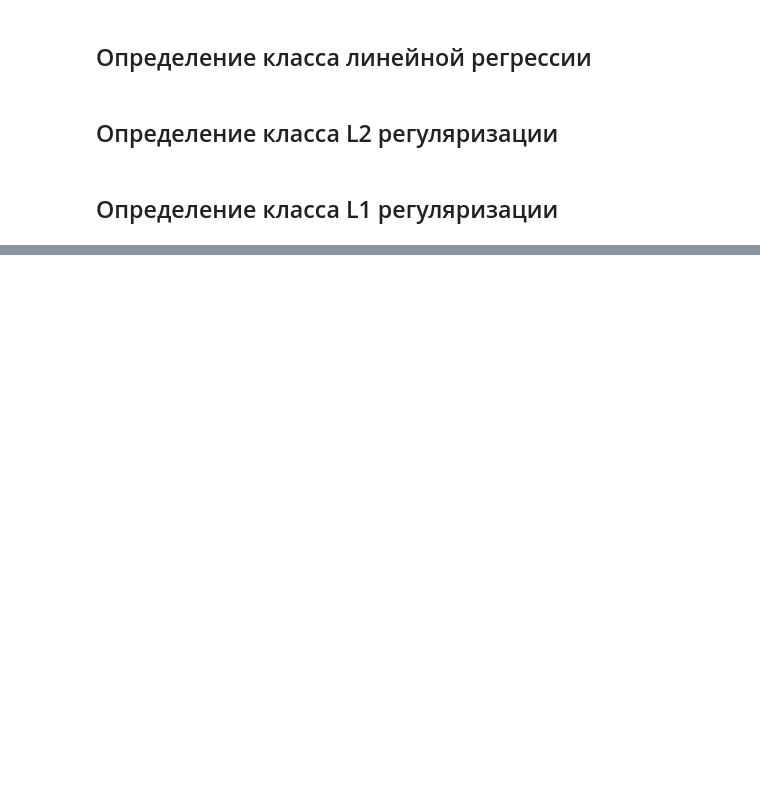
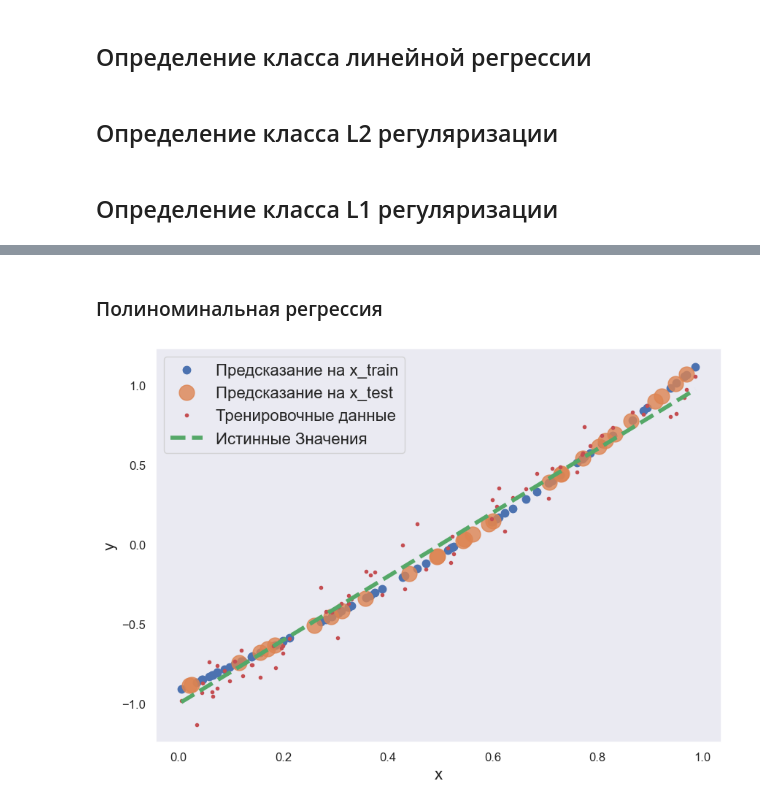
Before and after one commit to Losyash/mbml_hw, a Jupyter notebook: Math ML HW 2.ipynb, the cells around one changed output, grey strips where cells are left out. Drawn from its saved outputs; the diff is of its cells as text; code cells hidden in the pictures; blank space fills up the shorter version.

```diff
--- a/Math ML HW 2.ipynb
+++ b/Math ML HW 2.ipynb
@@ -93,3 +135,13 @@ def train_test_split(x,y, train_size=None, test_size=None, random_state=42, shuf
+# %%
+def to_polynom(x, order=1, add_bias=False):
+    order_range = range(0 if add_bias else 1, order+1, 1)
+    x = np.atleast_1d(x)[:]
+    out = np.array([])
+
+    for i in order_range:
+        out = np.append(out, np.power(x, i))
+
+    return out.reshape(-1, x.size).T
 # %% [markdown]
 ## Определение класса линейной регрессии
 # %%
@@ -330,0 +373,19 @@ vis_data(y, y_true,x, 'Нелинейная зависимость')
+# %% [markdown]
+### Полиноминальная регрессия
+# %%
+polynomial_regression = LinearRegression(
+    learning_rate=0.1,
+    epochs=100,
+    batch_size=10,
+    n_batches=None
+)
+
+x1_pol = to_polynom(x1, order=3)
+x1_pol_train, y1_pol_train, x1_pol_test, y1_pol_test = train_test_split(x1_pol, y1, test_size=0.3)
+
+polynomial_regression.fit(x1_pol_train, y1_pol_train)
+
+fig  = plt.figure(figsize=(10, 7))
+plot_model_class(x1_pol_train, y1_pol_train, x1_pol_test, x1_pol, y1_true, polynomial_regression)
+# %% [output]
+[figure, added]
```
Also changed, not shown: parts of 61 cells of this notebook.
